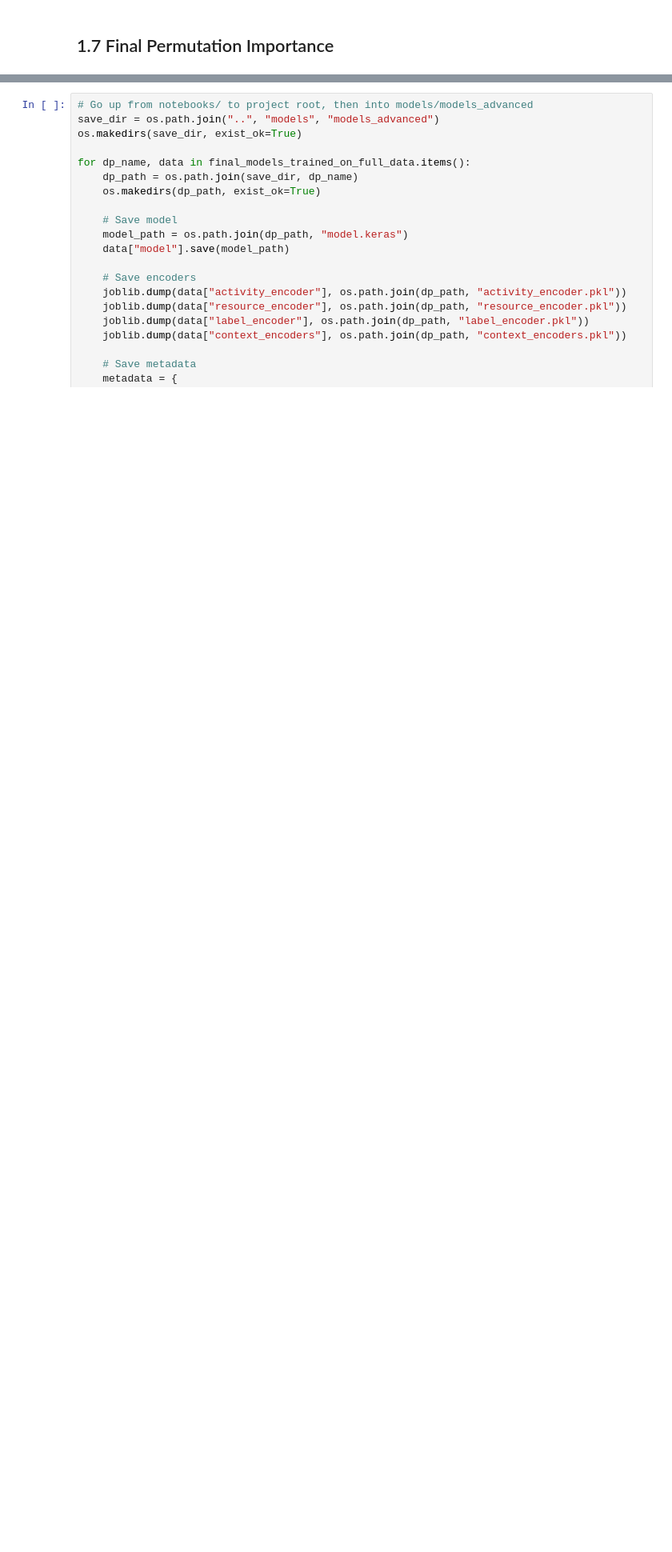
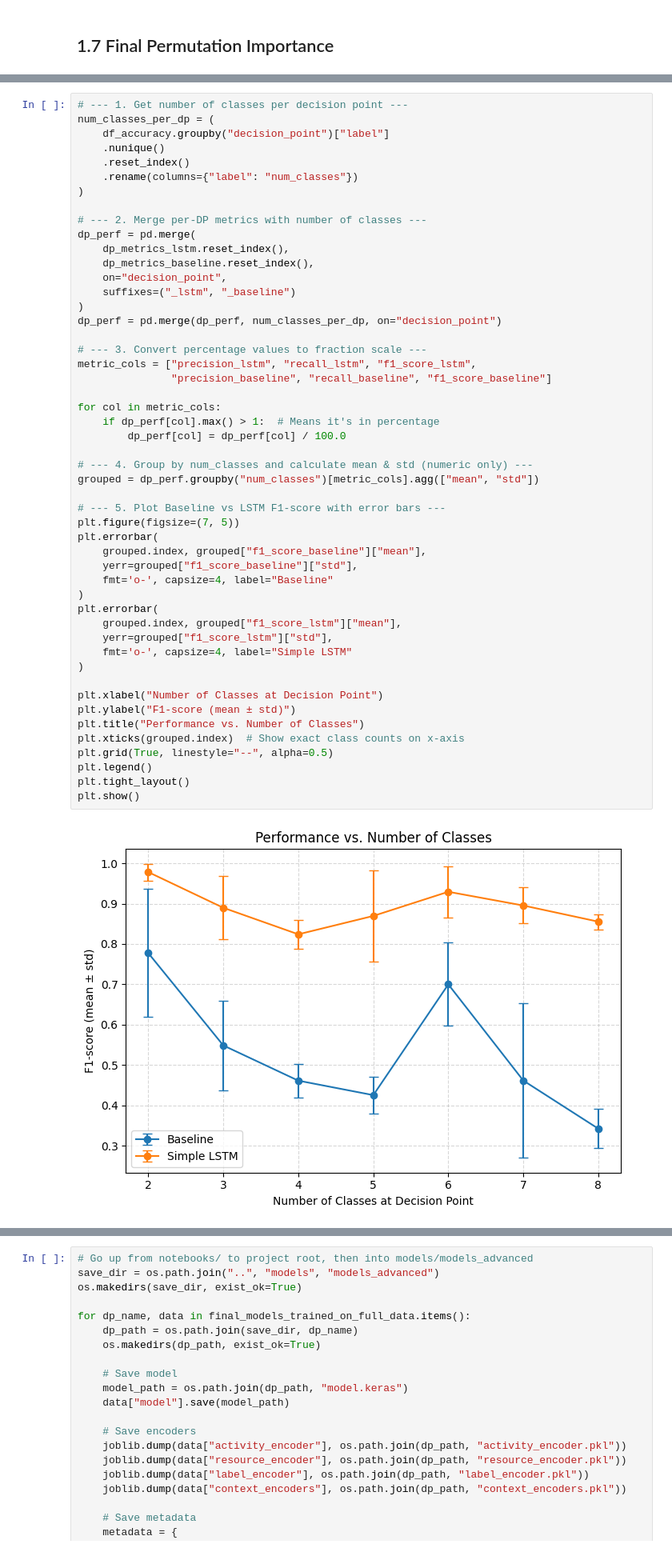
Before and after one commit to ohmayerma/next_activity_prediction, a Jupyter notebook: notebooks/20_train_advanced.ipynb, the cells around one changed output, grey strips where cells are left out. Shown at 80% size. Drawn from its saved outputs; the diff is of its cells as text; blank space fills up the shorter version.

```diff
--- a/notebooks/20_train_advanced.ipynb
+++ b/notebooks/20_train_advanced.ipynb
@@ -651,0 +785,52 @@ Relative Improvement:          114.29%
+# %%
+# --- 1. Get number of classes per decision point ---
+num_classes_per_dp = (
+    df_accuracy.groupby("decision_point")["label"]
+    .nunique()
+    .reset_index()
+    .rename(columns={"label": "num_classes"})
+)
+
+# --- 2. Merge per-DP metrics with number of classes ---
+dp_perf = pd.merge(
+    dp_metrics_lstm.reset_index(),
+    dp_metrics_baseline.reset_index(),
+    on="decision_point",
+    suffixes=("_lstm", "_baseline")
+)
+dp_perf = pd.merge(dp_perf, num_classes_per_dp, on="decision_point")
+
+# --- 3. Convert percentage values to fraction scale ---
+metric_cols = ["precision_lstm", "recall_lstm", "f1_score_lstm",
+               "precision_baseline", "recall_baseline", "f1_score_baseline"]
+
+for col in metric_cols:
+    if dp_perf[col].max() > 1:  # Means it's in percentage
+        dp_perf[col] = dp_perf[col] / 100.0
+
+# --- 4. Group by num_classes and calculate mean & std (numeric only) ---
+grouped = dp_perf.groupby("num_classes")[metric_cols].agg(["mean", "std"])
+
+# --- 5. Plot Baseline vs LSTM F1-score with error bars ---
+plt.figure(figsize=(7, 5))
+plt.errorbar(
+    grouped.index, grouped["f1_score_baseline"]["mean"],
+    yerr=grouped["f1_score_baseline"]["std"],
+    fmt='o-', capsize=4, label="Baseline"
+)
+plt.errorbar(
+    grouped.index, grouped["f1_score_lstm"]["mean"],
+    yerr=grouped["f1_score_lstm"]["std"],
+    fmt='o-', capsize=4, label="Simple LSTM"
+)
+
+plt.xlabel("Number of Classes at Decision Point")
+plt.ylabel("F1-score (mean ± std)")
+plt.title("Performance vs. Number of Classes")
+plt.xticks(grouped.index)  # Show exact class counts on x-axis
+plt.grid(True, linestyle="--", alpha=0.5)
+plt.legend()
+plt.tight_layout()
+plt.show()
+# %% [output]
+[figure, added]
```
Also changed, not shown: parts of 18 cells of this notebook.
